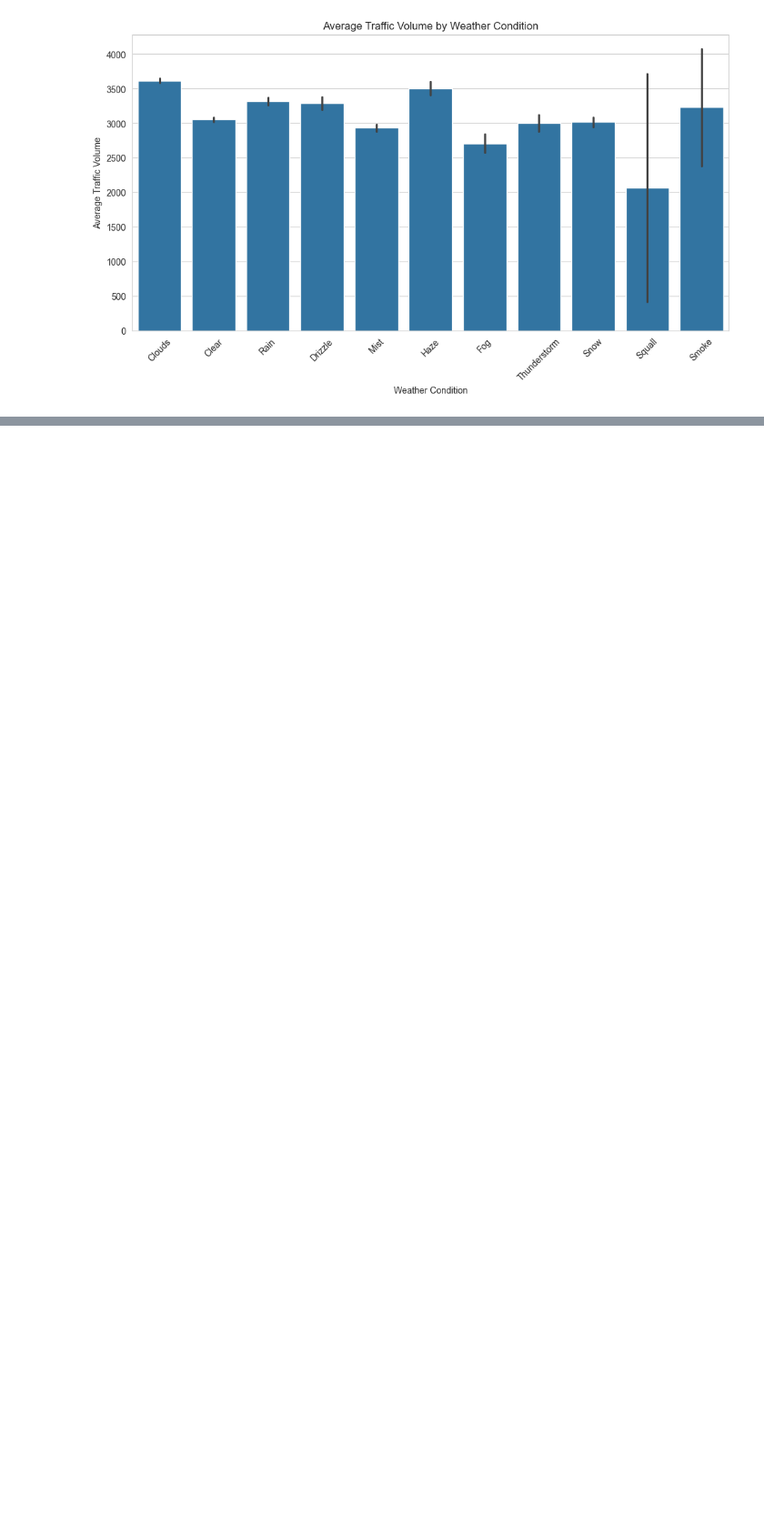
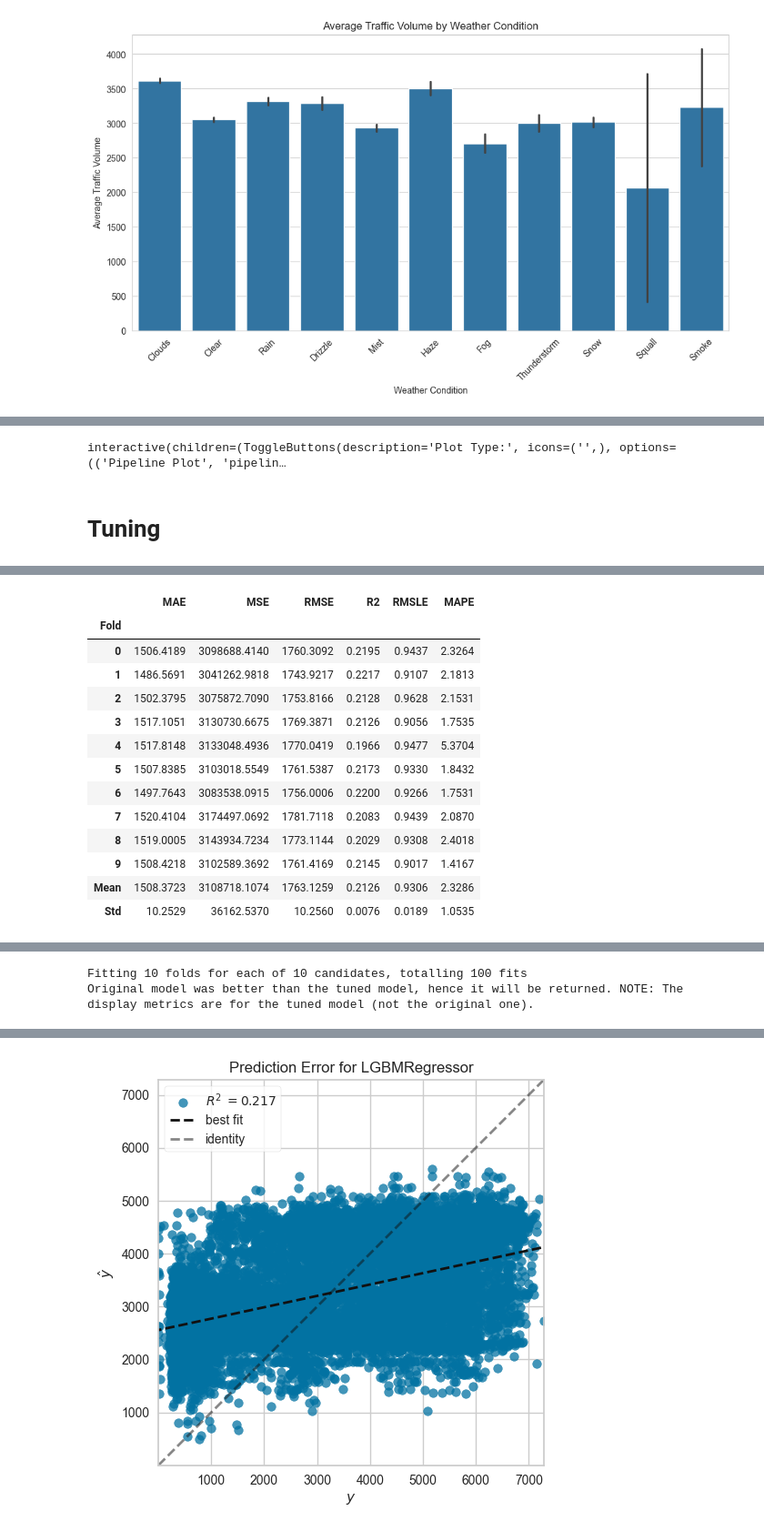
Before and after one commit to HSKdeveloper/ML-Project, a Jupyter notebook: mlProject/em.ipynb, the cells around one changed output, grey strips where cells are left out. Shown at 91% size. Saved outputs shown, nothing was run; the diff lists cells and outputs as text; code cells hidden in the pictures; blank space fills up the shorter version.

```diff
--- a/mlProject/em.ipynb
+++ b/mlProject/em.ipynb
@@ -155,0 +229,13 @@ plt.show()
+# %%
+evaluate_model(best_model)
+# %% [output]
+interactive(children=(ToggleButtons(description='Plot Type:', icons=('',), options=(('Pipeline Plot', 'pipelin…
+# %% [markdown]
+# Tuning
+# %%
+# Optimize the model to improve R2 and reduce error
+tuned_model = tune_model(best_model)
+
+# Plot the error again to see if it improved
+plot_model(tuned_model, plot='error')
+# %% [output]
@@ -155,0 +243,14 @@ plt.show()
+|  | MAE | MSE | RMSE | R2 | RMSLE | MAPE |
+| Fold |  |  |  |  |  |  |
+| 0 | 1506.4189 | 3098688.4140 | 1760.3092 | 0.2195 | 0.9437 | 2.3264 |
+| 1 | 1486.5691 | 3041262.9818 | 1743.9217 | 0.2217 | 0.9107 | 2.1813 |
+| 2 | 1502.3795 | 3075872.7090 | 1753.8166 | 0.2128 | 0.9628 | 2.1531 |
+| 3 | 1517.1051 | 3130730.6675 | 1769.3871 | 0.2126 | 0.9056 | 1.7535 |
+| 4 | 1517.8148 | 3133048.4936 | 1770.0419 | 0.1966 | 0.9477 | 5.3704 |
+| 5 | 1507.8385 | 3103018.5549 | 1761.5387 | 0.2173 | 0.9330 | 1.8432 |
+| 6 | 1497.7643 | 3083538.0915 | 1756.0006 | 0.2200 | 0.9266 | 1.7531 |
+| 7 | 1520.4104 | 3174497.0692 | 1781.7118 | 0.2083 | 0.9439 | 2.0870 |
+| 8 | 1519.0005 | 3143934.7234 | 1773.1144 | 0.2029 | 0.9308 | 2.4018 |
+| 9 | 1508.4218 | 3102589.3692 | 1761.4169 | 0.2145 | 0.9017 | 1.4167 |
+| Mean | 1508.3723 | 3108718.1074 | 1763.1259 | 0.2126 | 0.9306 | 2.3286 |
+| Std | 10.2529 | 36162.5370 | 10.2560 | 0.0076 | 0.0189 | 1.0535 |
@@ -155,0 +258,2 @@ plt.show()
+Fitting 10 folds for each of 10 candidates, totalling 100 fits
+Original model was better than the tuned model, hence it will be returned. NOTE: The display metrics are for the tuned model (not the original one).
@@ -155,0 +261 @@ plt.show()
+[figure, added]
```
Also changed, not shown: parts of 15 cells of this notebook, 1 other file.
